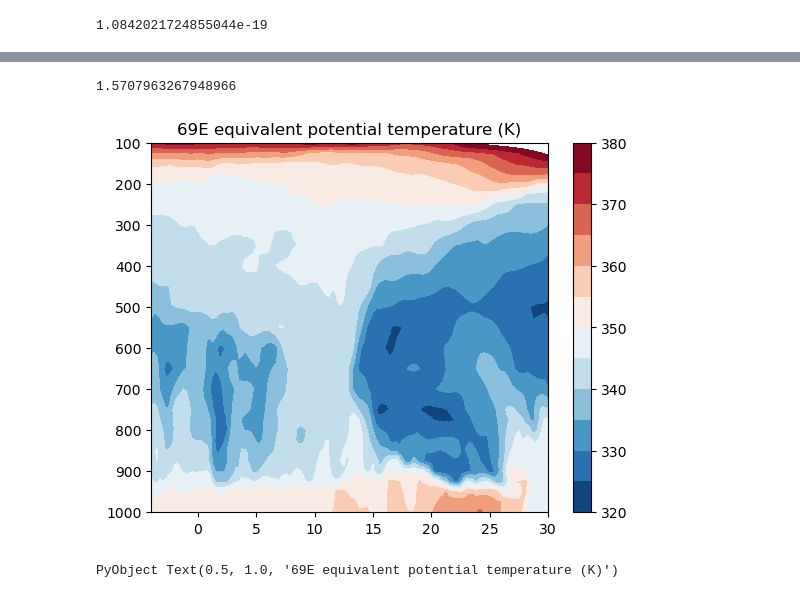
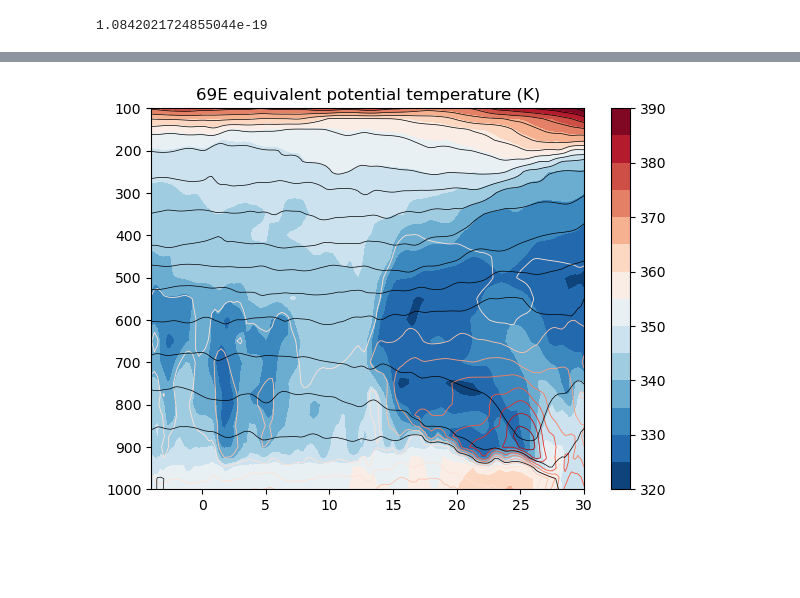
Before and after one commit to deszoeke/ASTRAL-era5, a Jupyter notebook: src/plot_69e.ipynb, the cells around one changed output, grey strips where cells are left out. Saved outputs shown, nothing was run; the diff lists cells and outputs as text; code cells hidden in the pictures; blank space fills up the shorter version.

Commit message:
theta_e plot, N_equiv stability analysis

```diff
--- a/src/plot_69e.ipynb
+++ b/src/plot_69e.ipynb
@@ -412,19 +389,24 @@ PyObject Text(0.5, 1.0, 'least stable frequency^2')
-# %%
-mapslices((t,q) -> Thermo.theta_equiv.(t,ds[:levels][:],q),
-   ds[:t][1,:,:,:],
-# %% [output]
-1.5707963267948966
 # %%
 θe = let p = ds[:level][:], t = ds[:t][1,:,:,:], q = ds[:q][1,:,:,:]
     Thermo.theta_equiv.(t,pd(p),max.(0.0,q))
 end
+θes = let p = ds[:level][:], t = ds[:t][1,:,:,:]
+    Thermo.theta_equiv_sat.(t,pd(p))
+end
+
+dlnθedlnp = ∂lnp( log.(θe) )
 
 clf()
 contourf(ds[:latitude][:], ds[:level][:], pd(θe[:,:,it]),
-    cmap=ColorMap("RdBu_r"), levels=320:5:380)
+    cmap=ColorMap("RdBu_r"), levels=320:5:390)
 colorbar()
+contour(ds[:latitude][:], ds[:level][:], pd(θes[:,:,it]-θe[:,:,it]),
+    cmap=ColorMap("Reds"), linewidths=0.6, levels=0:10:90)
+contour(ds[:latitude][:], ds[:level][:],
+    pd(Thermo.theta.(ds[:t][1,:,:,it],pd(ds[:level][:]))),
+    colors="k", linewidths=0.5, levels=280:5:420)
 ylim([1000, 100])
 title("69E equivalent potential temperature (K)")
+gcf()
 # %% [output]
-[figure, old version]
+[figure, new version]
-PyObject Text(0.5, 1.0, '69E equivalent potential temperature (K)')
```
Also changed, not shown: parts of 9 cells of this notebook.
